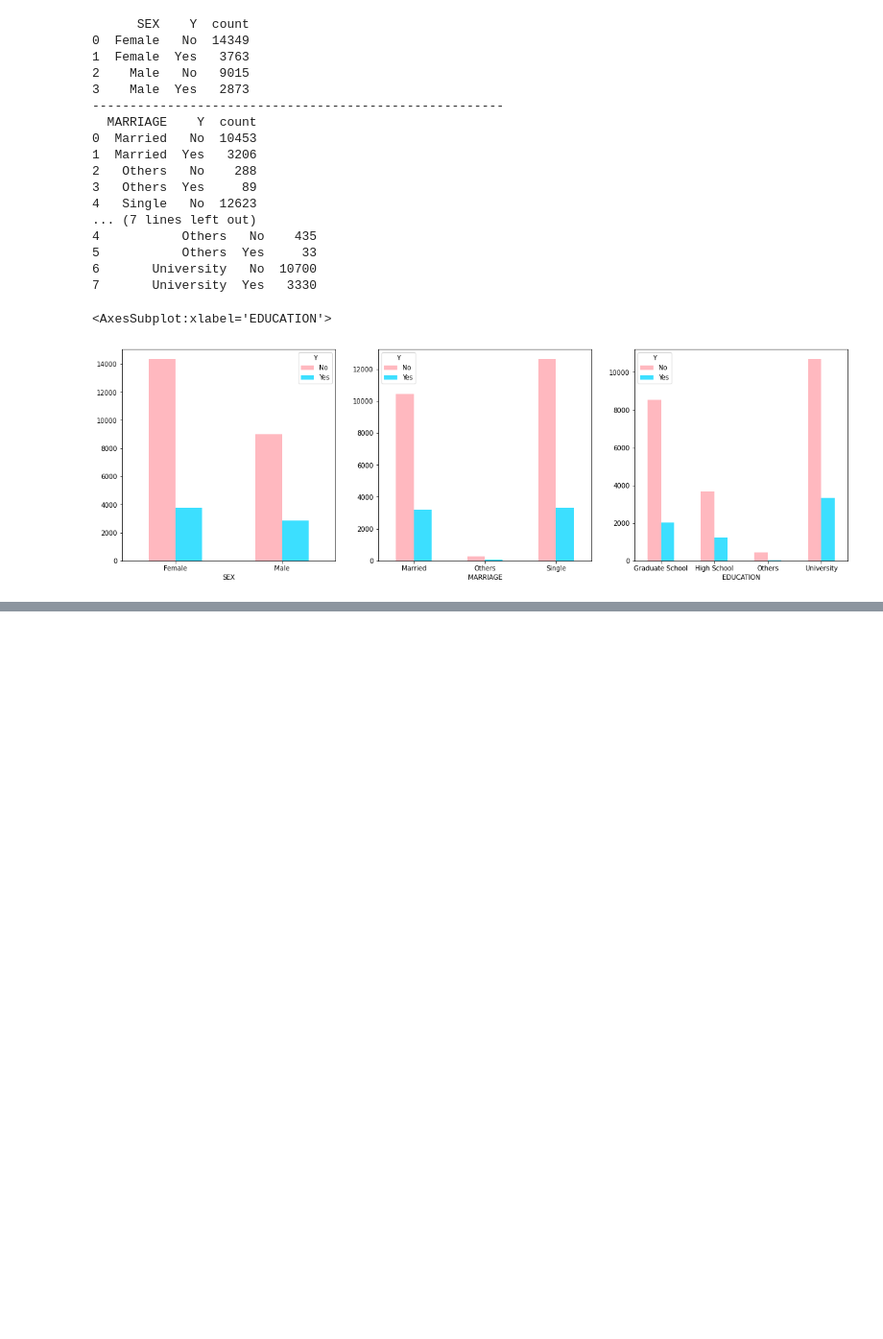
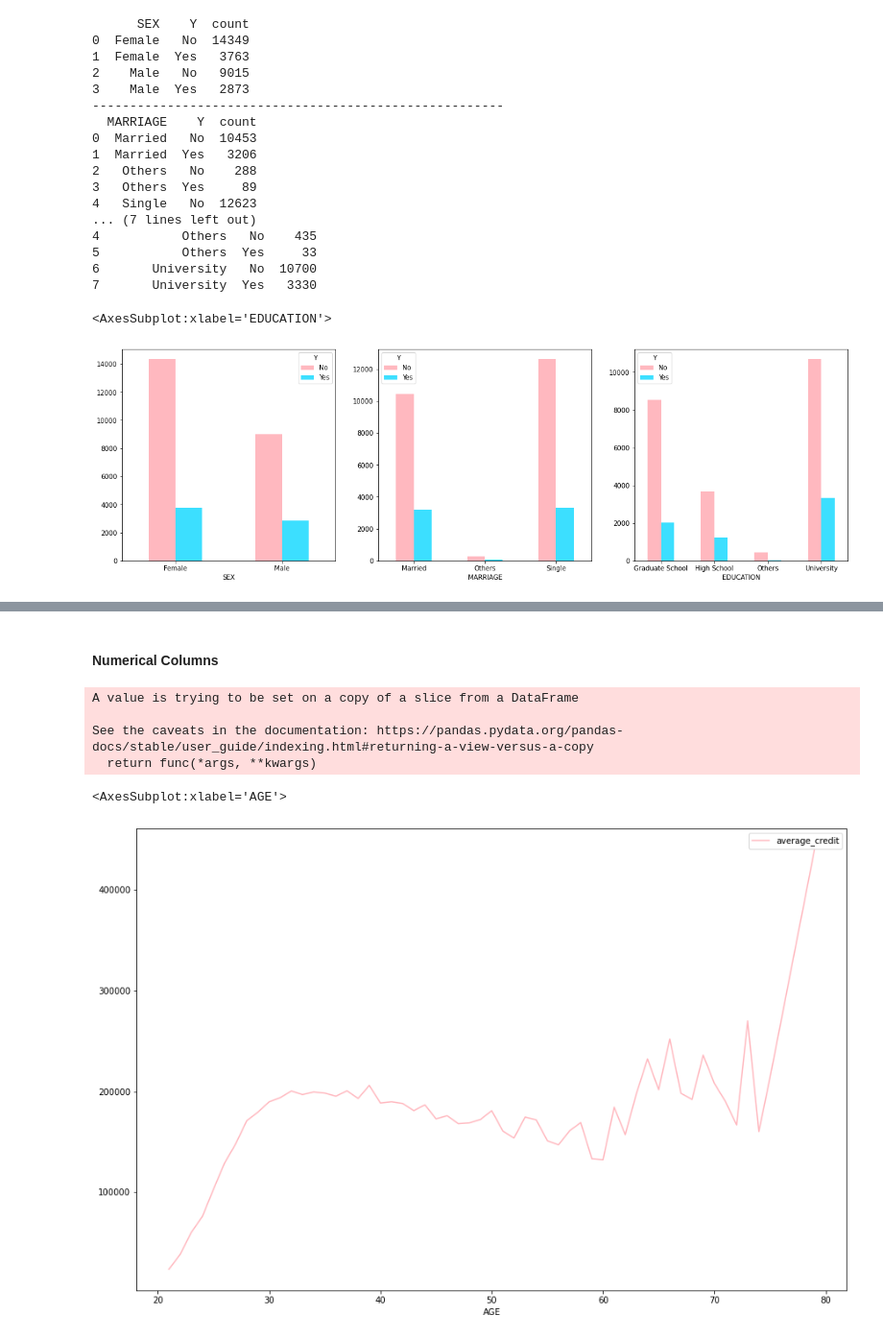
Before and after one commit to krish011/IE7300_ML_Project, a Jupyter notebook: Project_code_n.ipynb, the cells around one changed output, grey strips where cells are left out. Shown: that part at 96% size. Saved outputs shown, nothing was run; the diff lists cells and outputs as text; code cells hidden in the pictures; blank space fills up the shorter version.

```diff
--- a/Project_code_n.ipynb
+++ b/Project_code_n.ipynb
@@ -364,0 +396,18 @@ df_g3.plot(kind = 'bar', rot=0, ax=ax3, color = color)
+# %% [markdown]
+#### Numerical Columns
+# %%
+# Credit limit given based on different Age
+df_age = df_new[['AGE', 'LIMIT_BAL']]
+# sort the values based on age
+df_age.sort_values(by= 'AGE', inplace = True)
+df_age = df_age.groupby('AGE').mean()['LIMIT_BAL'].reset_index(name = 'average_credit')
+df_age['average_credit'] = df_age['average_credit'].round(2)
+# make age as the index of the data to plot the graph
+df_age.plot(kind = 'line', x='AGE', figsize=(15,10), color = color)
+# %% [output]
+A value is trying to be set on a copy of a slice from a DataFrame
+
+See the caveats in the documentation: https://pandas.pydata.org/pandas-docs/stable/user_guide/indexing.html#returning-a-view-versus-a-copy
+  return func(*args, **kwargs)
+<AxesSubplot:xlabel='AGE'>
+[figure, added]
```
Also changed, not shown: parts of 5 cells of this notebook.
